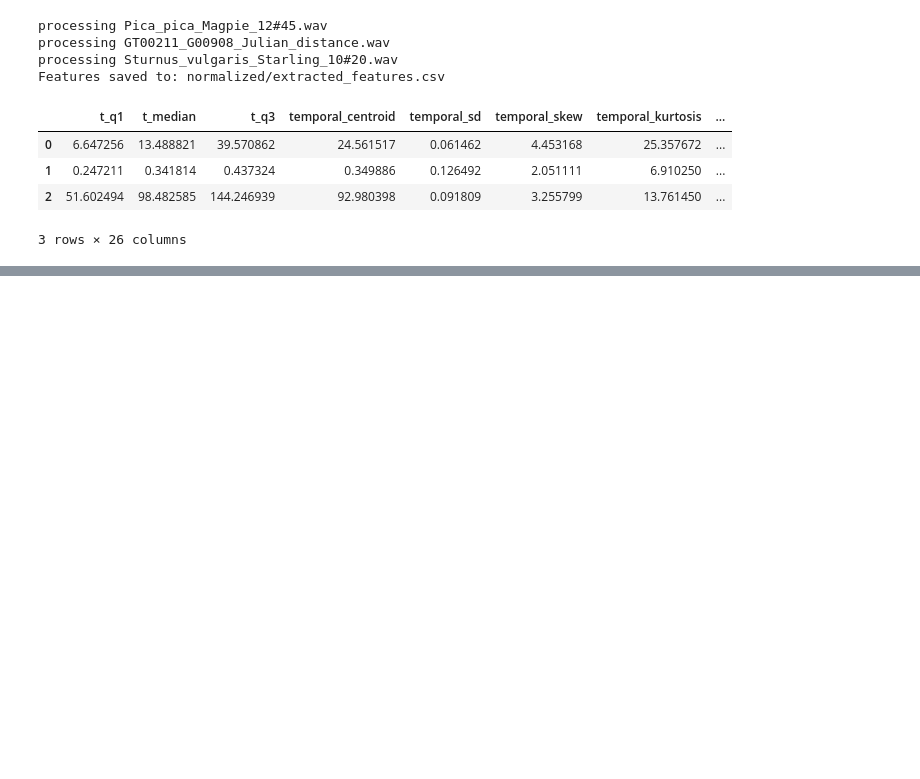
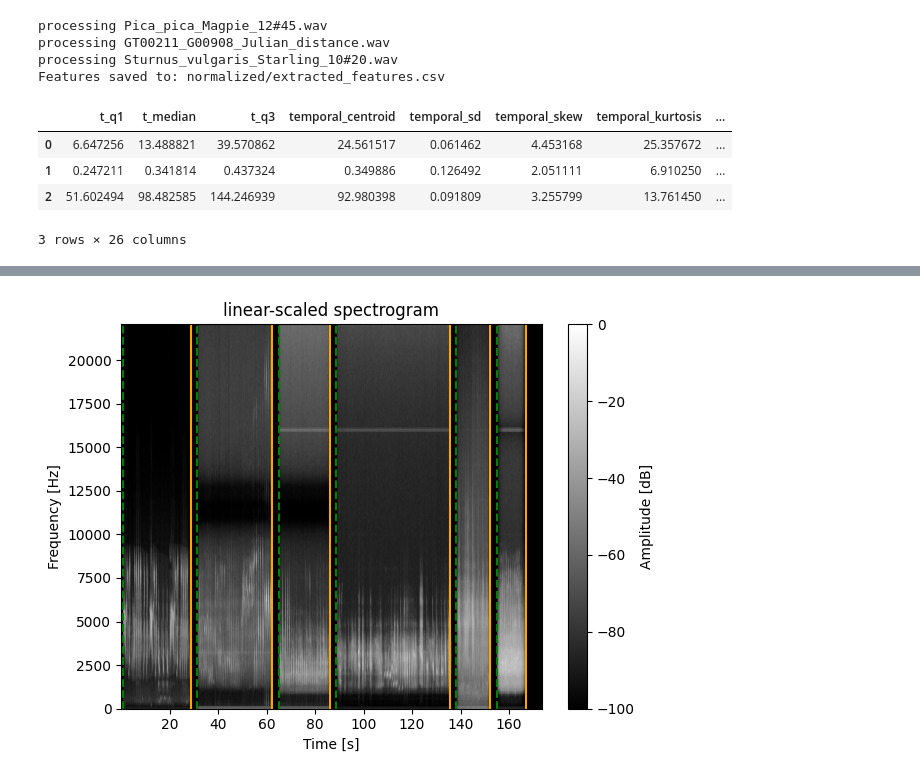
Before and after one commit to lgies23/biosonic, a Jupyter notebook: example_usage.ipynb, the cells around one changed output, grey strips where cells are left out. Drawn from its saved outputs; the diff is of its cells as text; code cells hidden in the pictures; blank space fills up the shorter version.

```diff
--- a/example_usage.ipynb
+++ b/example_usage.ipynb
@@ -80,0 +107,5 @@ Features saved to: normalized/extracted_features.csv
+# %%
+# or extract signal segments directly
+audio_segments = handle.audio_segments_from_textgrid(x, sr, "Sturnus_vulgaris_Starling_10_20.TextGrid", "segments")
+# %% [output]
+[figure, added]
```
Also changed, not shown: parts of 8 cells of this notebook, 4 other files.
